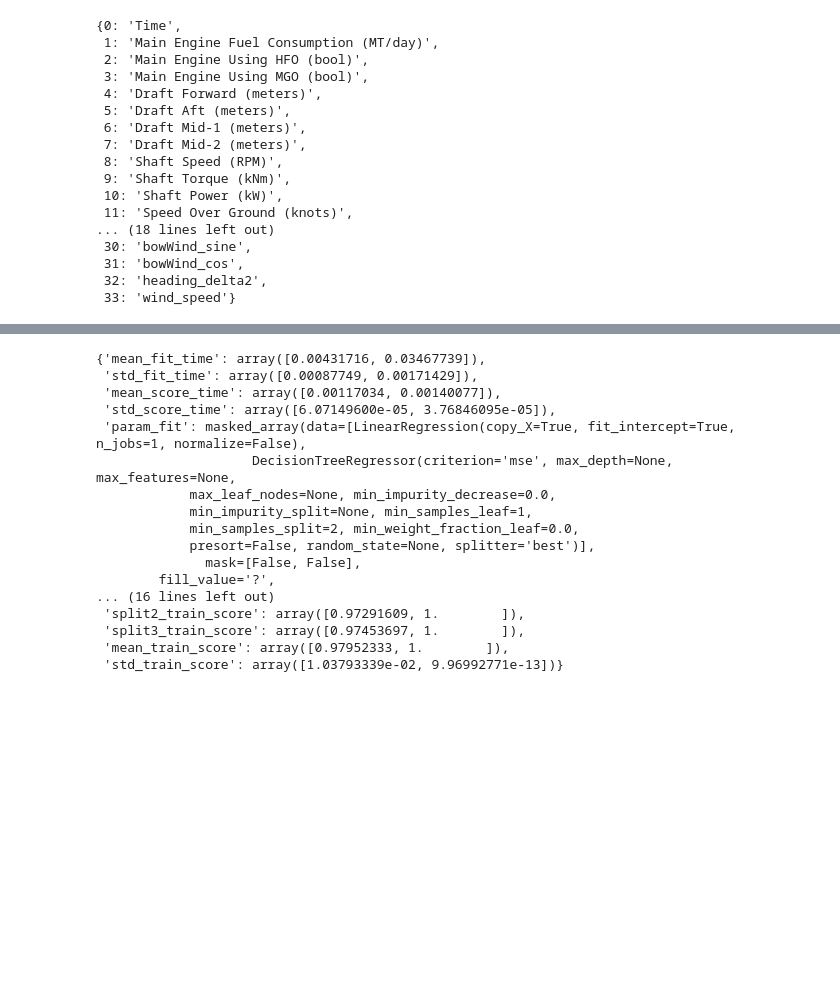
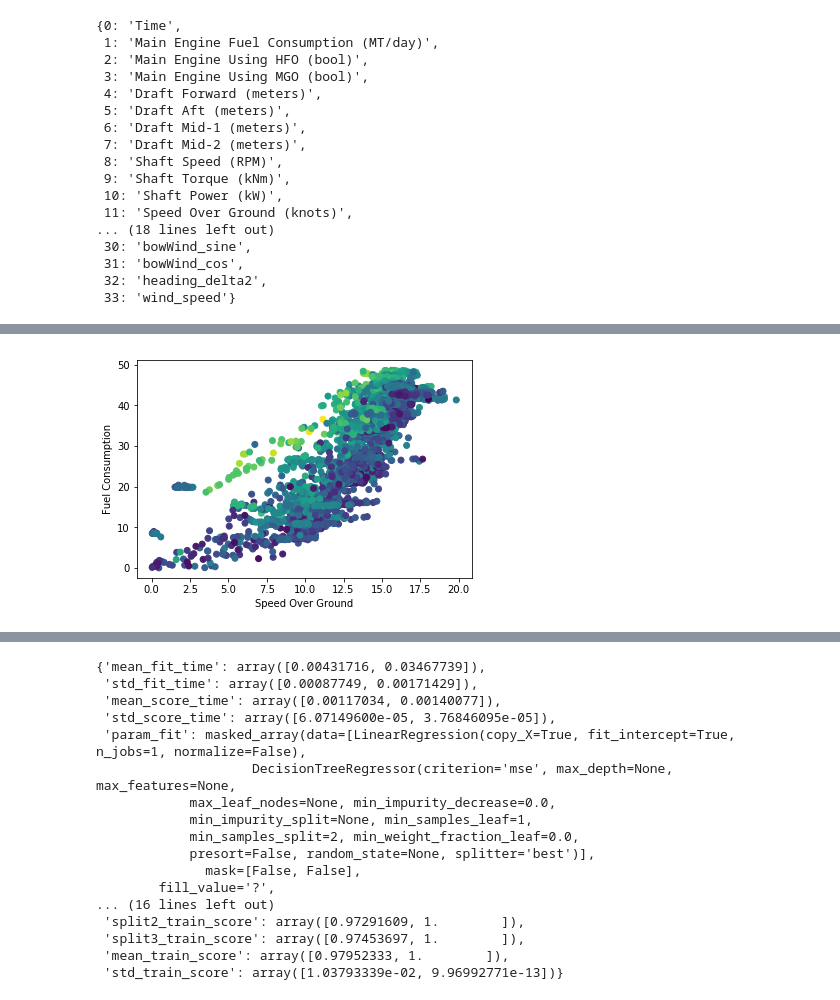
Before and after one commit to jfried23/ship, a Jupyter notebook: Simple Models.ipynb, the cells around one changed output, grey strips where cells are left out. Saved outputs shown, nothing was run; the diff lists cells and outputs as text; code cells hidden in the pictures; blank space fills up the shorter version.

```diff
--- a/Simple Models.ipynb
+++ b/Simple Models.ipynb
@@ -99 +103,8 @@ v.mean(), v.std()
+# %%
+plt.scatter(df[cn[11]], df[cn[1]], c=df[cn[15]])
+plt.ylabel('Fuel Consumption')
+plt.xlabel('Speed Over Ground')
+plt.savefig('/Users/frjo6001/Desktop/fig.pdf',format='pdf')
+# %% [output]
+[figure, added]
 # %%
```
Also changed, not shown: parts of 16 cells of this notebook, 2 other files.
